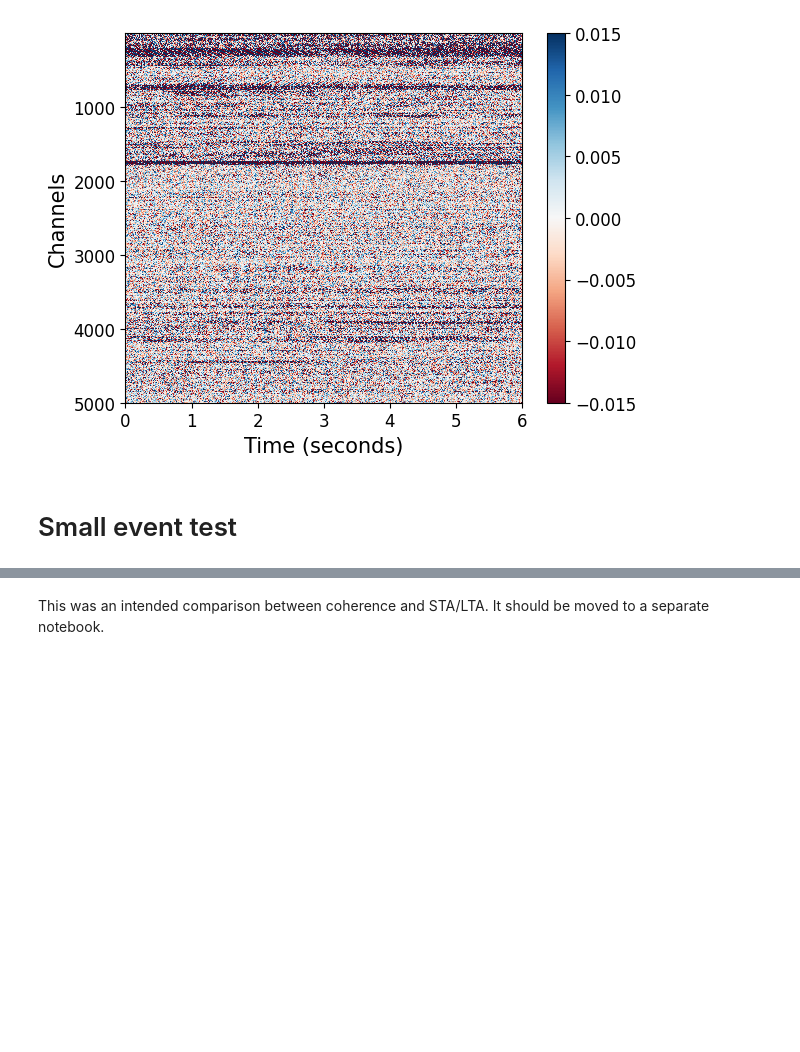
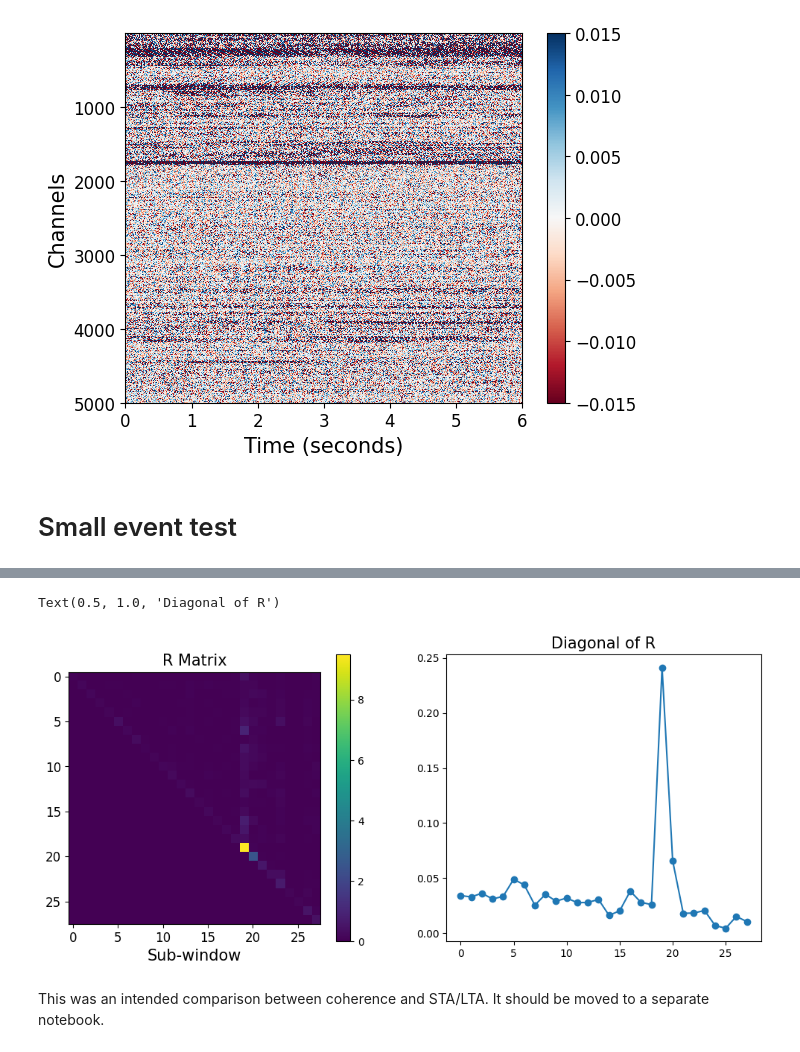
Before and after one commit to aissah/coherence_analysis_histroy, a Jupyter notebook: Coherence_and_estimation_notebooks/4. show_estimations_with_Bradys_Hot_Springs_data.ipynb, the cells around one changed output, grey strips where cells are left out. Cells and saved outputs as stored; diff of their text form; code cells hidden in the pictures; blank space fills up the shorter version.

```diff
--- a/Coherence_and_estimation_notebooks/4. show_estimations_with_Bradys_Hot_Springs_data.ipynb
+++ b/Coherence_and_estimation_notebooks/4. show_estimations_with_Bradys_Hot_Springs_data.ipynb
@@ -180,3 +481,26 @@ samples_per_sec=1000
+# %%
+plt.figure(figsize=(12,5))
+plt.subplot(1,2,1)
+plt.imshow(np.abs(R1))
+plt.title('R Matrix', fontsize=fsize)
+# plt.ylabel('Sub-window', fontsize=fsize)
+plt.xlabel('Sub-window', fontsize=fsize)
+plt.xticks(fontsize=tick_size)
+plt.yticks(fontsize=tick_size)
+plt.colorbar()
+# plt.subplot(1,2,2)
+# plt.plot(frequencies)
+
+plt.subplot(1,2,2)
+# plt.plot(np.abs(R1)[9], '-o')
+# plt.plot(np.abs(R1@R1.T)[9], '-o')
+# R1[-1]
+appr = np.sum(np.abs(R1), axis=1)
+plt.plot(appr/np.sum(appr), '-o')
+plt.title('Diagonal of R', fontsize=fsize)
+# %% [output]
+Text(0.5, 1.0, 'Diagonal of R')
+[figure, added]
 # %% [markdown]
 This was an intended comparison between coherence and STA/LTA. It should be moved to a separate notebook.
 # %%
```
Also changed, not shown: parts of 41 cells of this notebook.
